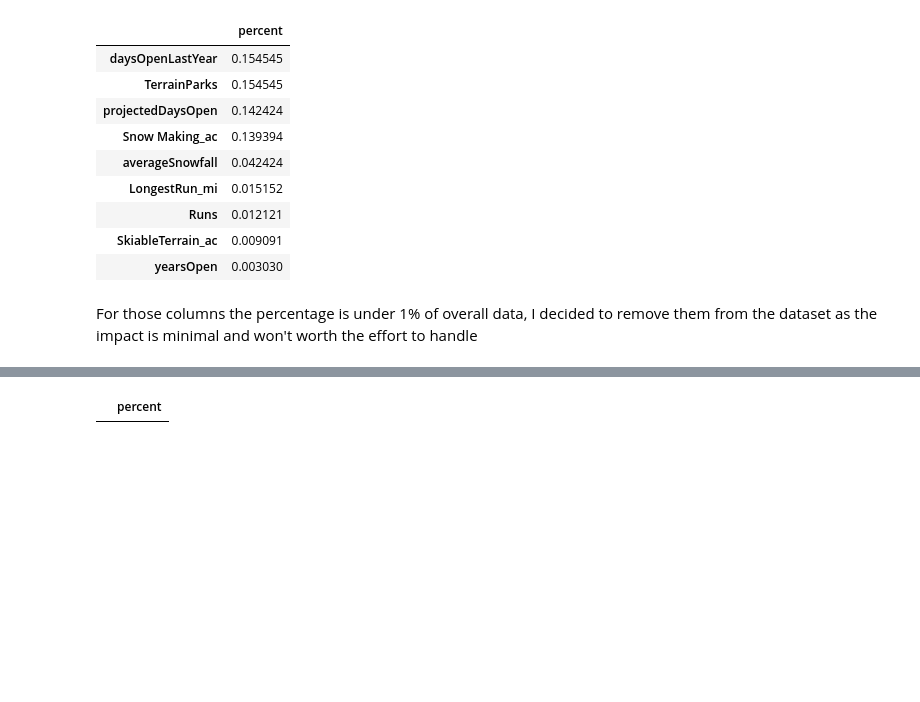
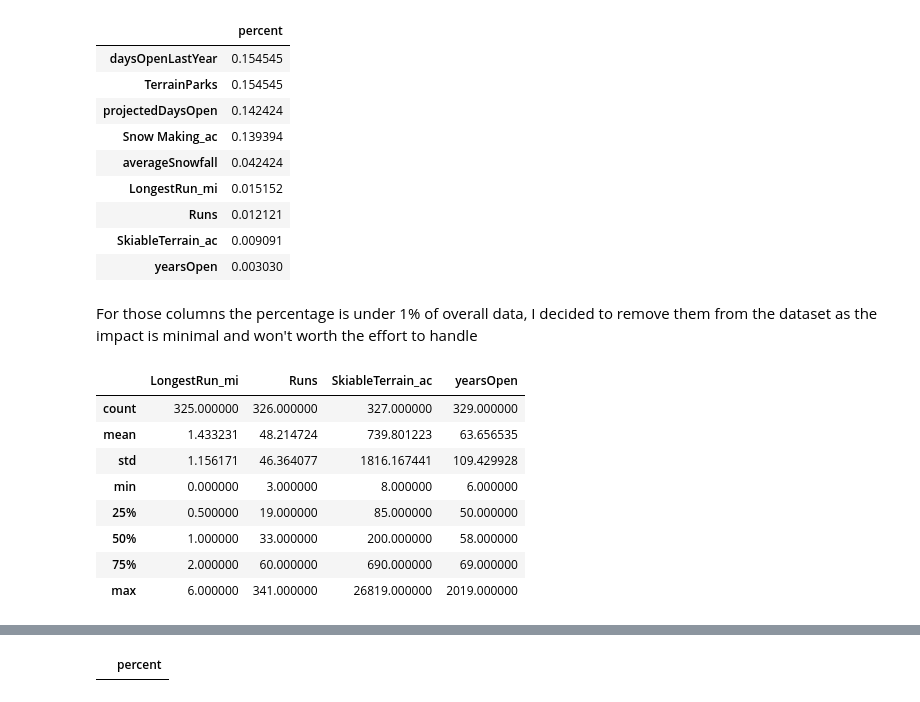
Before and after one commit to bauyrjanj/GuidedCapstone, a Jupyter notebook: DataWrangling/GuidedCapstone_Step2HL (1).ipynb, the cells around one changed output, grey strips where cells are left out. Drawn from its saved outputs; the diff is of its cells as text; code cells hidden in the pictures; blank space fills up the shorter version.

```diff
--- a/DataWrangling/GuidedCapstone_Step2HL (1).ipynb
+++ b/DataWrangling/GuidedCapstone_Step2HL (1).ipynb
@@ -555,4 +555,14 @@ nans[idx]
 # %% [markdown]
 For those columns the percentage is under 1% of overall data, I decided to remove them from the dataset as the impact is minimal and won't worth the effort to handle
 # %%
-df = df.dropna(subset=['LongestRun_mi', 'Runs', 'SkiableTerrain_ac', 'yearsOpen'])
+df[['LongestRun_mi', 'Runs', 'SkiableTerrain_ac', 'yearsOpen']].describe()
+# %% [output]
+|  | LongestRun_mi | Runs | SkiableTerrain_ac | yearsOpen |
+| count | 325.000000 | 326.000000 | 327.000000 | 329.000000 |
+| mean | 1.433231 | 48.214724 | 739.801223 | 63.656535 |
+| std | 1.156171 | 46.364077 | 1816.167441 | 109.429928 |
+| min | 0.000000 | 3.000000 | 8.000000 | 6.000000 |
+| 25% | 0.500000 | 19.000000 | 85.000000 | 50.000000 |
+| 50% | 1.000000 | 33.000000 | 200.000000 | 58.000000 |
+| 75% | 2.000000 | 60.000000 | 690.000000 | 69.000000 |
+| max | 6.000000 | 341.000000 | 26819.000000 | 2019.000000 |
```
Also changed, not shown: parts of 43 cells of this notebook, 1 other file.
